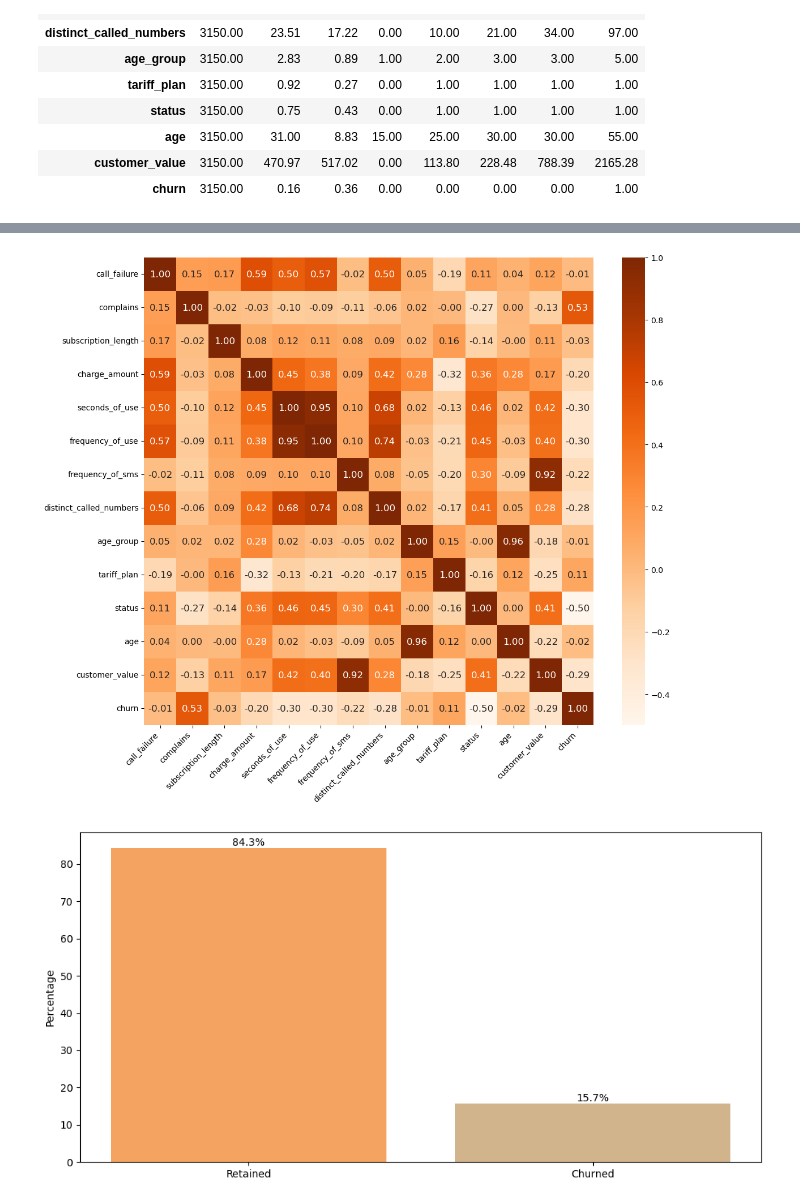
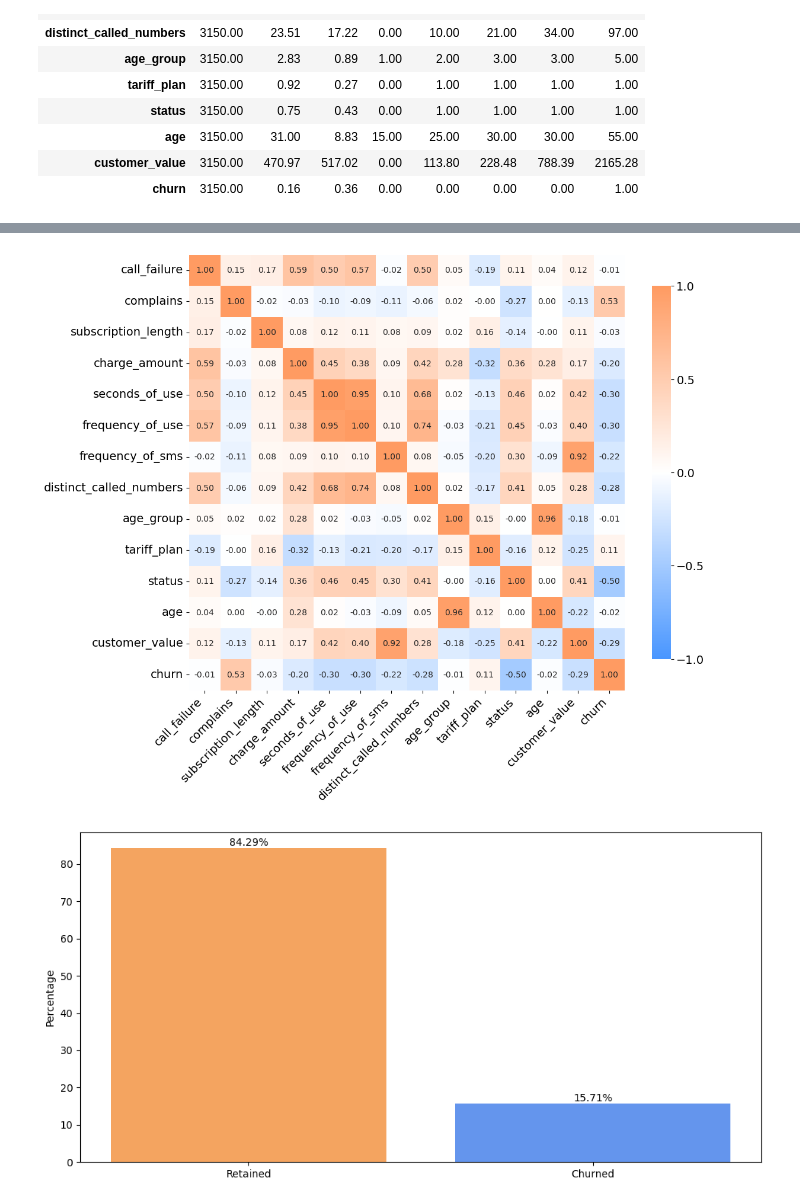
Before and after one commit to redRNR/Telecom-Churn-Prediction, a Jupyter notebook: Churn Project.ipynb, the cells around one changed output, grey strips where cells are left out. Drawn from its saved outputs; the diff is of its cells as text; code cells hidden in the pictures.

Commit message:
Fixed plots and evaluation metrics

```diff
--- a/Churn Project.ipynb
+++ b/Churn Project.ipynb
@@ -69,17 +69,55 @@ customer_value             0
 churn                      0
 dtype: int64
 # %%
-# Create correlation table and plot
-corr_table = df.corr()
-plt.figure(figsize=(12,10))
-sns.heatmap(corr_table, annot=True, annot_kws={"size": 12}, fmt=".2f", cmap="Oranges")
-plt.xticks(rotation=45, ha='right')
-plt.tight_layout()  # Add this to prevent label cutoff
-plt.savefig("correlation_heatmap.png", dpi=300, bbox_inches='tight')  # Add bbox_inches='tight' to prevent label cutoff
+import pandas as pd
+import seaborn as sns
+import matplotlib.pyplot as plt
+import numpy as np
+from matplotlib.colors import LinearSegmentedColormap
+
+def create_correlation_heatmap(df, figsize=(12, 10)):
+    """
+    Create a correlation heatmap with colors matching the distribution plots
+    """
+    corr_table = df.corr()
+
+    plt.figure(figsize=figsize, facecolor='white')
+
+    # Use the exact same colors as the distribution plots
+    colors = ["#4996FF", "#ffffff", "#FF9B62"]  # Blue - White - Orange
+    custom_cmap = LinearSegmentedColormap.from_list("custom", colors)
+
+    sns.heatmap(
+        corr_table,
+        annot=True,
+        fmt='.2f',
+        cmap=custom_cmap,
+        center=0,
+        vmin=-1,
+        vmax=1,
+        square=True,
+        annot_kws={'size': 10},
+        cbar_kws={
+            'shrink': .8,
+            'label': '',
+            'ticks': [-1, -0.5, 0, 0.5, 1]
+        }
+    )
+
+    plt.xticks(rotation=45, ha='right')
+    plt.yticks(rotation=0)
+
+    plt.box(False)
+    plt.tight_layout()
+
+    return plt.gcf()
+
+fig = create_correlation_heatmap(df)
+fig.savefig("correlation_heatmap.png", dpi=300, bbox_inches='tight')
 plt.show()
 plt.close()
 # %% [output]
-[figure, old version]
+[figure, new version]
 # %%
 # Calculate the values
 churn_counts = df.churn.value_counts()
@@ -88,7 +126,7 @@ percentages = (churn_counts / total * 100)
 
 # Create the bar plot
 plt.figure(figsize=(10, 5))
-bars = plt.bar([0, 1], percentages, color=['sandybrown', 'tan'])
+bars = plt.bar([0, 1], percentages, color=['sandybrown', 'cornflowerblue'])
 plt.ylabel('Percentage')
 
 # Add x-axis labels
@@ -98,7 +136,7 @@ plt.xticks([0, 1], ['Retained', 'Churned'])
 for i, bar in enumerate(bars):
     height = bar.get_height()
     plt.text(bar.get_x() + bar.get_width()/2., height,
-             f'{percentages[i]:.1f}%',
+             f'{percentages[i]:.2f}%',
              ha='center', va='bottom')
 
 plt.tight_layout()
@@ -106,4 +144,4 @@ plt.savefig('churn_distribution.png', dpi=300, bbox_inches='tight')
 plt.show()
 plt.close()
 # %% [output]
-[figure, old version]
+[figure, new version]
```
Also changed, not shown: parts of 2 cells of this notebook, 6 other files.
